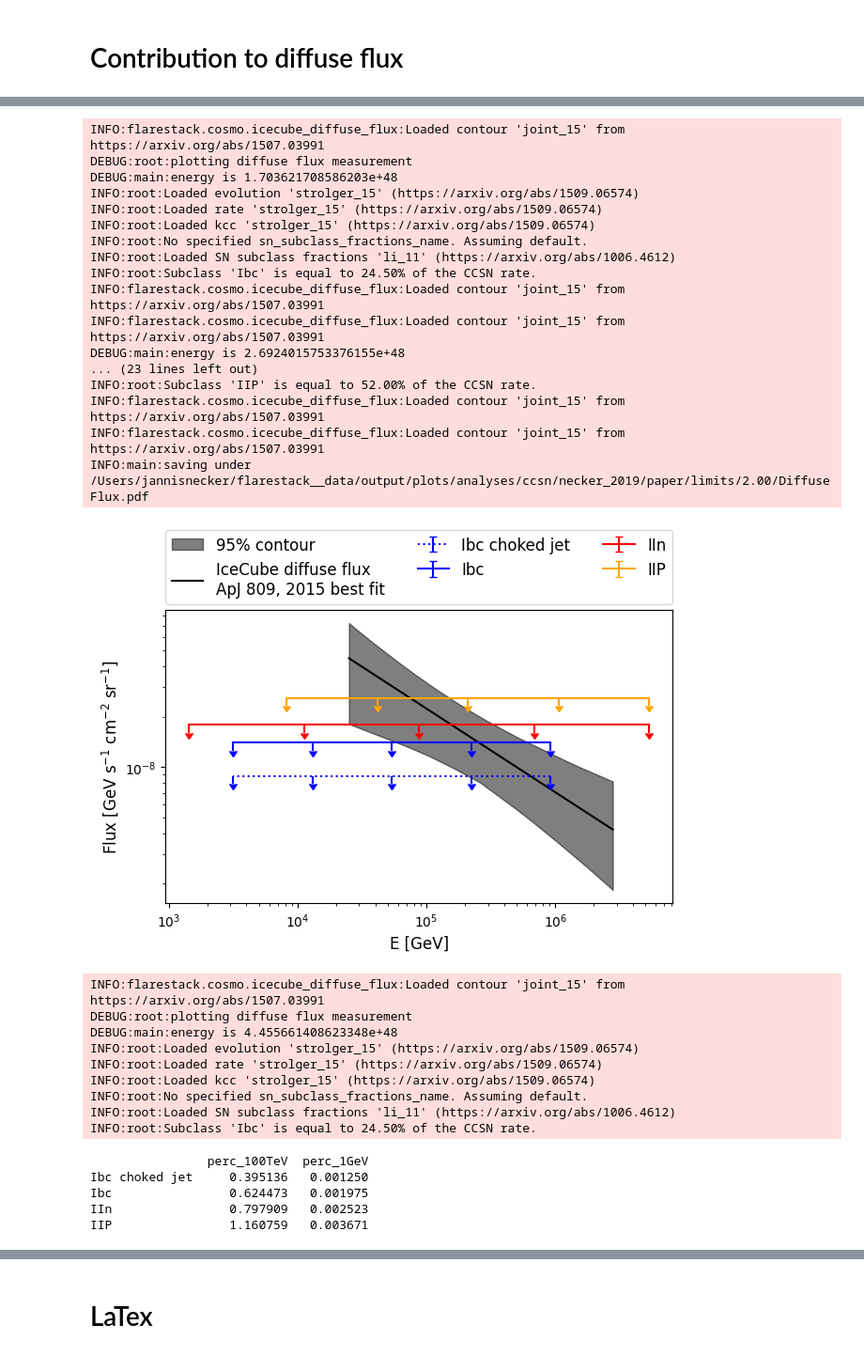
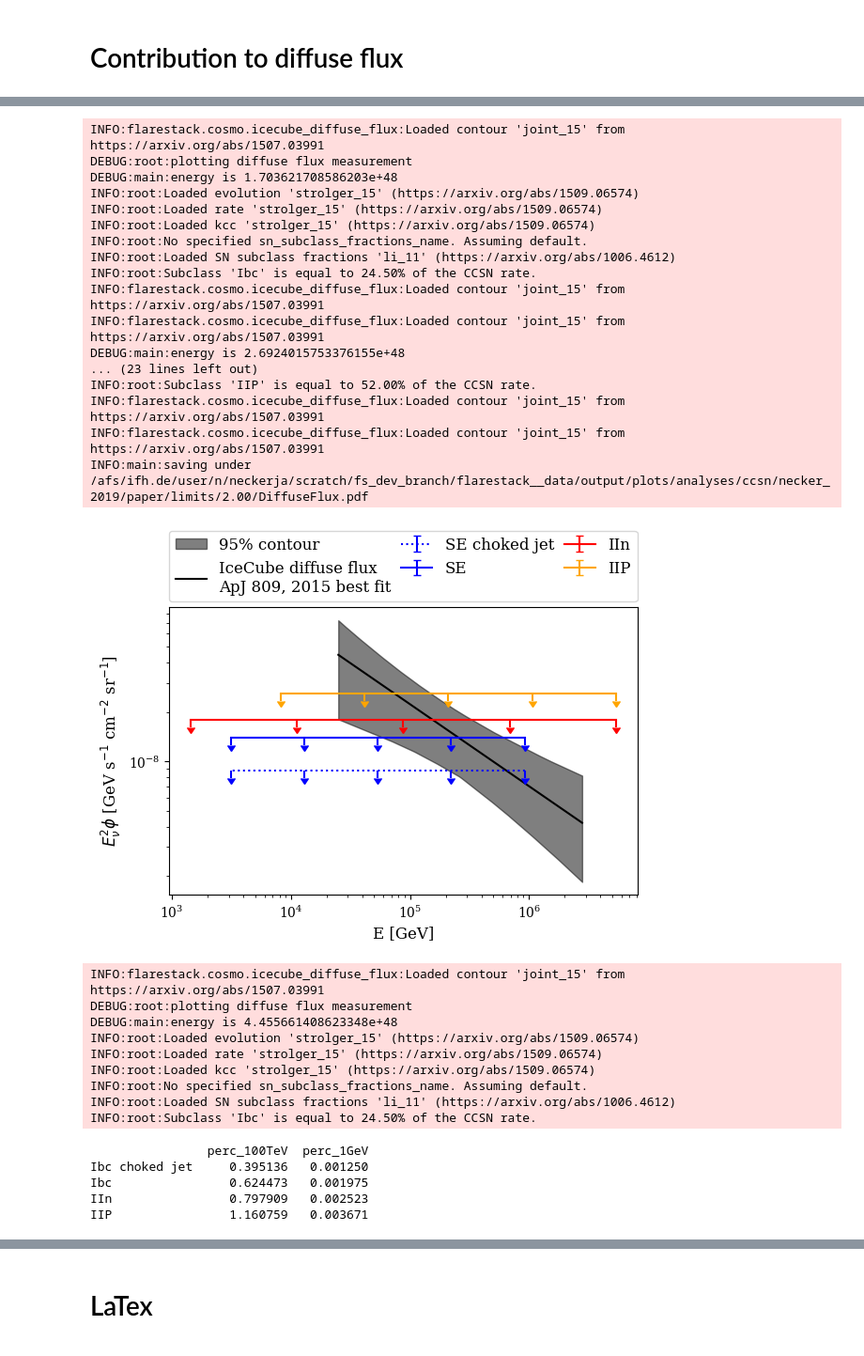
Before and after one commit to icecube/flarestack, a Jupyter notebook: flarestack/analyses/ccsn/necker_2019/paper_scripts/paper_plots.ipynb, the cells around one changed output, grey strips where cells are left out. Shown at 94% size. Saved outputs shown, nothing was run; the diff lists cells and outputs as text; code cells hidden in the pictures.

```diff
--- a/flarestack/analyses/ccsn/necker_2019/paper_scripts/paper_plots.ipynb
+++ b/flarestack/analyses/ccsn/necker_2019/paper_scripts/paper_plots.ipynb
@@ -45,6 +55,7 @@ figsize = (5.85, 3.6154988341868854)
 preliminary_color = 'red'
 preliminary_fs = 30
 preliminary_txt = 'IceCube\nPreliminary'
+stripped_envelope_label = "SE"
 # %% [markdown]
 Directory for paper plots
 # %%
@@ -223,8 +234,10 @@ for gamma in [2, 2.5]:
                 else:
                     x.append(time / 364.25)
 
-            ax.errorbar(x, y, yerr=np.array(y)*1e-1, uplims=4,
-                        color=get_sn_color(cat), ls='', capsize=4, label=cat, marker='_', markersize=10)
+            label = cat if cat != "Ibc" else stripped_envelope_label
+
+            ax.errorbar(x, np.array(y).flatten(), yerr=np.array(y).flatten()*1e-1, uplims=4,
+                        color=get_sn_color(cat), ls='', capsize=4, label=label, marker='_', markersize=10)
 
 
             print(pdf_type, cat)
@@ -273,7 +286,8 @@ for gamma in [2, 2.5]:
             os.makedirs(d)
 
         logger.info(f"saving under {filename}")
-        fig.savefig(filename)
+        # fig.tight_layout()
+        fig.savefig(filename, bbox_inches="tight")
 
         plt.show()
         plt.close()
@@ -317,7 +572,7 @@ for gamma in [2, 2.5]:
         'IIP': e_range[gamma]['box']['IIP']
     }
 
-    fig, ax = plt.subplots()
+    fig, ax = plt.subplots(figsize=np.array(figsize)*1.1)
 
     ax, p, l = plot_diffuse_flux_measurement(
         ax,
@@ -352,10 +607,11 @@ for gamma in [2, 2.5]:
         )
 
         ls = '-' if 'choked jet' not in icat else ':'
+        label = icat.replace("Ibc", stripped_envelope_label)
         ax.errorbar(energy_range_gev, flux_time_esquared.value, yerr=.1* flux_time_esquared.value,
                     uplims=True, color=get_sn_color(cat),
 #                     label=f"{icat}: {perc*100:.2f}% @100 TeV",
-                    label=icat,
+                    label=label,
                     ls=ls)
 
 #     ax.legend(fontsize=legend_fs, ncol=3)
@@ -364,47 +620,48 @@ for gamma in [2, 2.5]:
     ax.set_xscale('log')
     ax.set_yscale('log')
     ax.set_xlabel('E [GeV]', fontsize=axis_label_fs)
-    ax.set_ylabel('Flux [GeV s$^{-1}$ cm$^{-2}$ sr$^{-1}$]', fontsize=axis_label_fs)
+    ax.set_ylabel(r'$ E^2_{\nu} \phi$ [GeV s$^{-1}$ cm$^{-2}$ sr$^{-1}$]', fontsize=axis_label_fs)
     ax.tick_params(axis='x', labelsize=axis_ticks_fs)
     ax.tick_params(axis='y', labelsize=axis_ticks_fs)
 #     ax.annotate(preliminary_txt, color=preliminary_color, fontsize=preliminary_fs,
 #                 xy=(0.01, 0.02), xycoords='axes fraction',
 #                 horizontalalignment='left', verticalalignment='bottom')
-    fig.tight_layout()
+    # ax.axes.set_aspect(aspect=figsize[0]/figsize[1], adjustable="datalim")
+    # fig.tight_layout()
 #     xlim_high = ax.get_xlim()[-1]
 #     ax.set_xlim((1e2, xlim_high))
 
     filename = os.path.join(paper_ccsn_plot_dir, "limits", f"{gamma:.2f}", f"DiffuseFlux.pdf")
     d = os.path.dirname(filename)
     if not os.path.isdir(d):
         os.makedirs(d)
 
     logger.info(f"saving under {filename}")
-    fig.savefig(filename)
+    fig.savefig(filename, bbox_inches="tight")
 
     plt.show()
     plt.close()
 
     print(contrib)
 # %% [output]
 INFO:flarestack.cosmo.icecube_diffuse_flux:Loaded contour 'joint_15' from https://arxiv.org/abs/1507.03991
 DEBUG:root:plotting diffuse flux measurement
 DEBUG:main:energy is 1.703621708586203e+48
 INFO:root:Loaded evolution 'strolger_15' (https://arxiv.org/abs/1509.06574)
 INFO:root:Loaded rate 'strolger_15' (https://arxiv.org/abs/1509.06574)
 INFO:root:Loaded kcc 'strolger_15' (https://arxiv.org/abs/1509.06574)
 INFO:root:No specified sn_subclass_fractions_name. Assuming default.
 INFO:root:Loaded SN subclass fractions 'li_11' (https://arxiv.org/abs/1006.4612)
 INFO:root:Subclass 'Ibc' is equal to 24.50% of the CCSN rate.
 INFO:flarestack.cosmo.icecube_diffuse_flux:Loaded contour 'joint_15' from https://arxiv.org/abs/1507.03991
 INFO:flarestack.cosmo.icecube_diffuse_flux:Loaded contour 'joint_15' from https://arxiv.org/abs/1507.03991
 DEBUG:main:energy is 2.6924015753376155e+48
 ... (23 lines left out)
 INFO:root:Subclass 'IIP' is equal to 52.00% of the CCSN rate.
 INFO:flarestack.cosmo.icecube_diffuse_flux:Loaded contour 'joint_15' from https://arxiv.org/abs/1507.03991
 INFO:flarestack.cosmo.icecube_diffuse_flux:Loaded contour 'joint_15' from https://arxiv.org/abs/1507.03991
-INFO:main:saving under /Users/jannisnecker/flarestack__data/output/plots/analyses/ccsn/necker_2019/paper/limits/2.00/DiffuseFlux.pdf
+INFO:main:saving under /afs/ifh.de/user/n/neckerja/scratch/fs_dev_branch/flarestack__data/output/plots/analyses/ccsn/necker_2019/paper/limits/2.00/DiffuseFlux.pdf
-[figure, old version]
+[figure, new version]
 INFO:flarestack.cosmo.icecube_diffuse_flux:Loaded contour 'joint_15' from https://arxiv.org/abs/1507.03991
 DEBUG:root:plotting diffuse flux measurement
 DEBUG:main:energy is 4.455661408623348e+48
```
Also changed, not shown: parts of 15 cells of this notebook.
